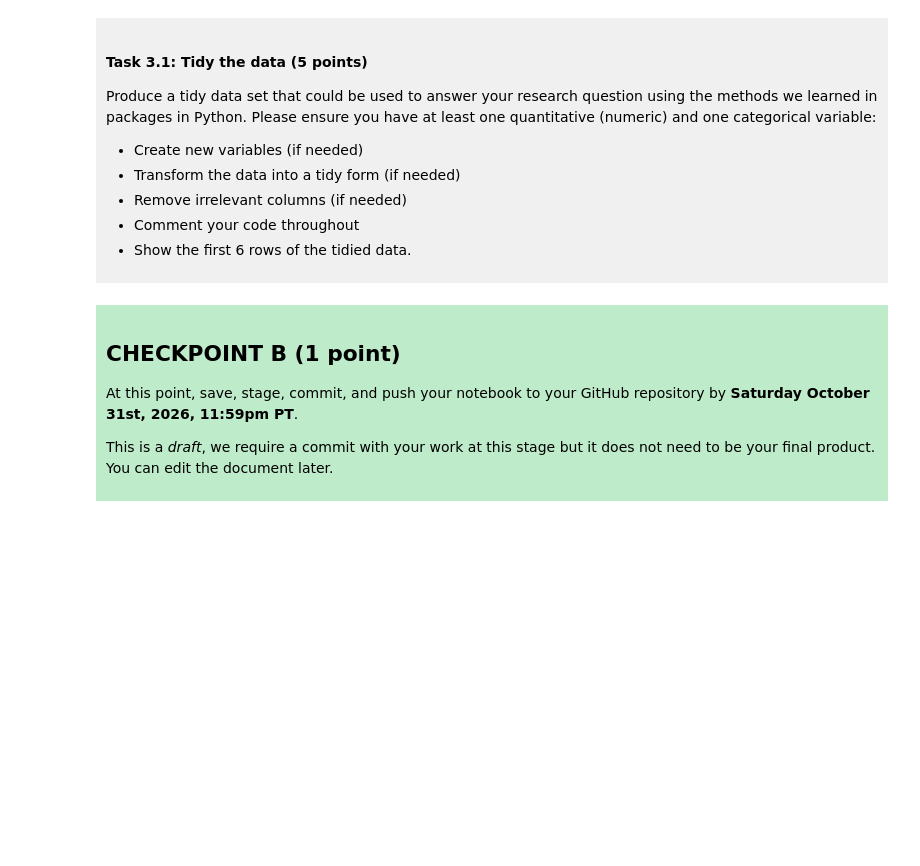
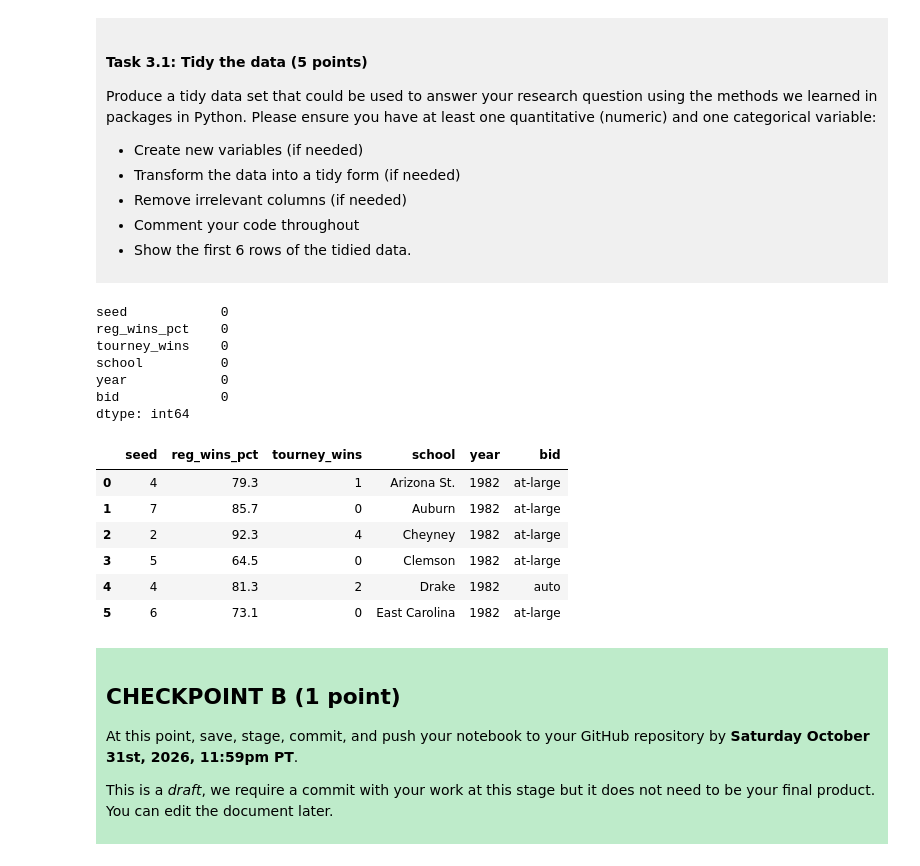
Before and after one commit to EChin11k/dsci-100-project-elyce-chin, a Jupyter notebook: dsci-100-project-notebook (1).ipynb, the cells around one changed output. Cells and saved outputs as stored; diff of their text form; code cells hidden in the pictures; blank space fills up the shorter version.

```diff
--- a/dsci-100-project-notebook (1).ipynb
+++ b/dsci-100-project-notebook (1).ipynb
@@ -188,6 +211,24 @@ Produce a tidy data set that could be used to answer your research question usin
 </div>
 # %%
 ### EDIT THIS CODE CELL ###
+#I think its important to include seed and regional win as my predicotr variables, but I also think its improtant to include school and year as it is interesting to know which teams you can use this model on. I think it is also important to include bid because it is a categorical variable seeing if we can compare the tournament wins between auto qualified and at large teams.
+print(tidybasketball.isna().sum()) #check if columns have any NaN values, then I put sum at the end to calculate the total number of values that have NaN in my table
+tidybasketball.head(6)
+# %% [output]
+seed            0
+reg_wins_pct    0
+tourney_wins    0
+school          0
+year            0
+bid             0
+dtype: int64
+|  | seed | reg_wins_pct | tourney_wins | school | year | bid |
+| 0 | 4 | 79.3 | 1 | Arizona St. | 1982 | at-large |
+| 1 | 7 | 85.7 | 0 | Auburn | 1982 | at-large |
+| 2 | 2 | 92.3 | 4 | Cheyney | 1982 | at-large |
+| 3 | 5 | 64.5 | 0 | Clemson | 1982 | at-large |
+| 4 | 4 | 81.3 | 2 | Drake | 1982 | auto |
+| 5 | 6 | 73.1 | 0 | East Carolina | 1982 | at-large |
 # %% [markdown]
 <div style="background-color: #beebca; padding: 10px;">
 
```
Also changed, not shown: parts of 4 cells of this notebook.
